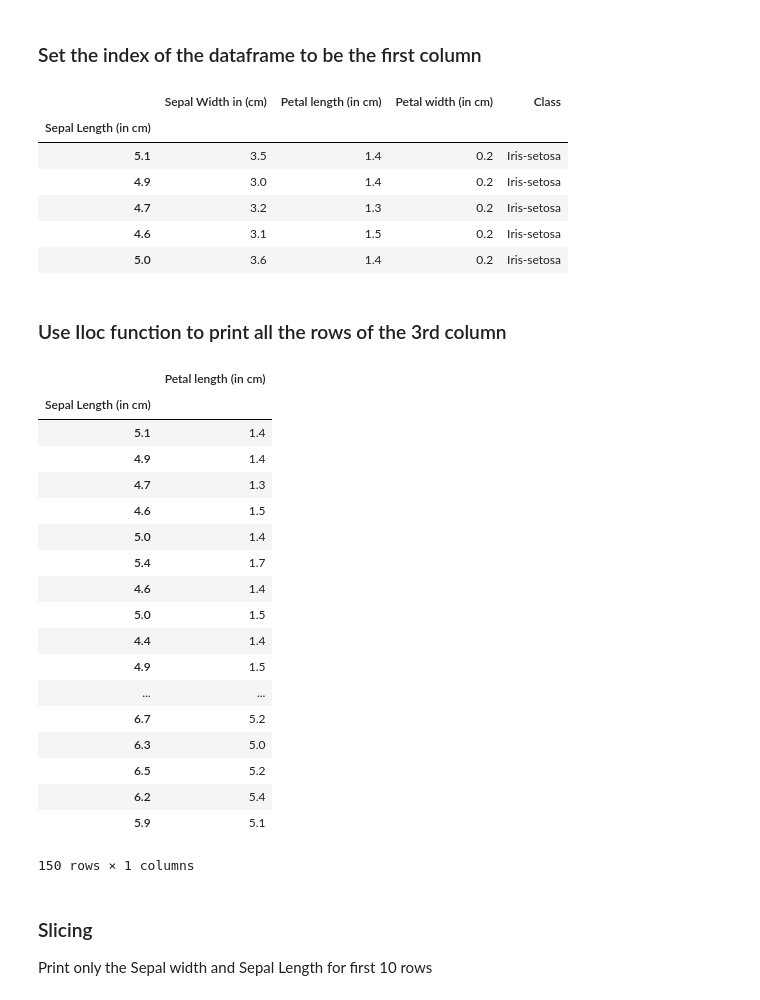
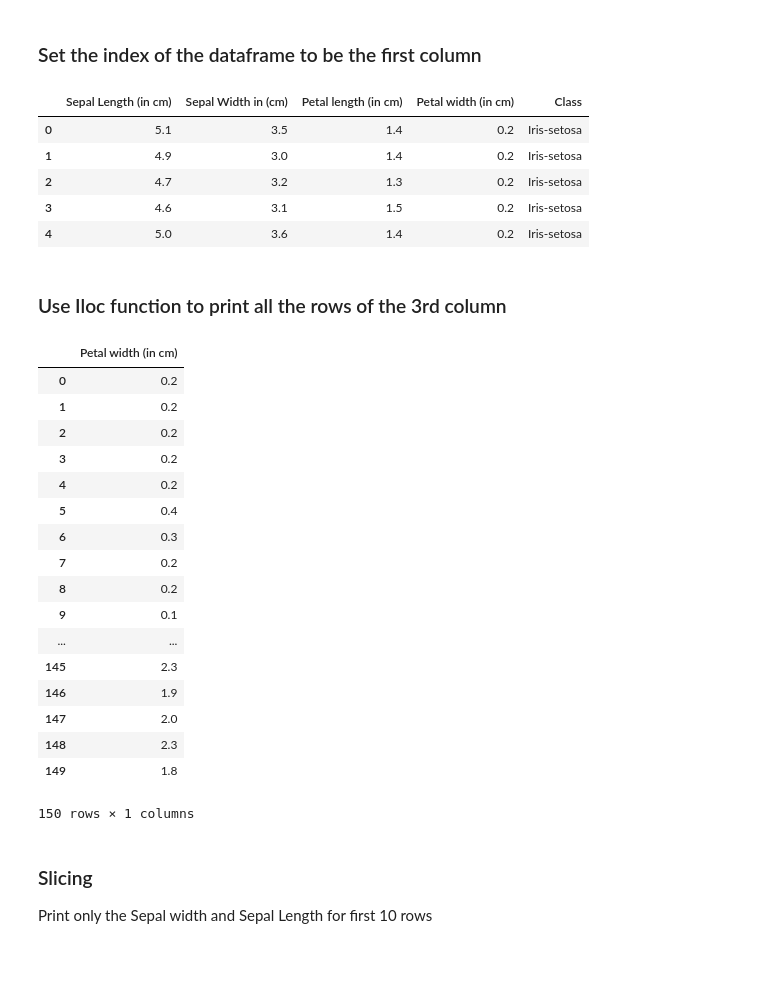
Before and after one commit to GreatLearningAIML1/aiml-ml-hyd-nov-18-batch-kk0202418, a Jupyter notebook: Lab_External1-2.ipynb, the cells around one changed output. Saved outputs shown, nothing was run; the diff lists cells and outputs as text; code cells hidden in the pictures; blank space fills up the shorter version.

```diff
--- a/Lab_External1-2.ipynb
+++ b/Lab_External1-2.ipynb
@@ -90,39 +90,37 @@ Iris.shape
 # %% [markdown]
 ### Set the index of the dataframe to be the first column
 # %%
-Iris.set_index("Sepal Length (in cm)", inplace = True)
+Iris.set_index("Sepal Length (in cm)")
 Iris.head()
 # %% [output]
-|  | Sepal Width in (cm) | Petal length (in cm) | Petal width (in cm) | Class |
-| Sepal Length (in cm) |  |  |  |  |
-| 5.1 | 3.5 | 1.4 | 0.2 | Iris-setosa |
-| 4.9 | 3.0 | 1.4 | 0.2 | Iris-setosa |
-| 4.7 | 3.2 | 1.3 | 0.2 | Iris-setosa |
-| 4.6 | 3.1 | 1.5 | 0.2 | Iris-setosa |
-| 5.0 | 3.6 | 1.4 | 0.2 | Iris-setosa |
+|  | Sepal Length (in cm) | Sepal Width in (cm) | Petal length (in cm) | Petal width (in cm) | Class |
+| 0 | 5.1 | 3.5 | 1.4 | 0.2 | Iris-setosa |
+| 1 | 4.9 | 3.0 | 1.4 | 0.2 | Iris-setosa |
+| 2 | 4.7 | 3.2 | 1.3 | 0.2 | Iris-setosa |
+| 3 | 4.6 | 3.1 | 1.5 | 0.2 | Iris-setosa |
+| 4 | 5.0 | 3.6 | 1.4 | 0.2 | Iris-setosa |
 # %% [markdown]
 ### Use Iloc function to print all the rows of the 3rd column
 # %%
-Iris.iloc[:,[1]]
+Iris.iloc[:,[3]]
 # %% [output]
-|  | Petal length (in cm) |
-| Sepal Length (in cm) |  |
-| 5.1 | 1.4 |
-| 4.9 | 1.4 |
-| 4.7 | 1.3 |
-| 4.6 | 1.5 |
-| 5.0 | 1.4 |
-| 5.4 | 1.7 |
-| 4.6 | 1.4 |
-| 5.0 | 1.5 |
-| 4.4 | 1.4 |
-| 4.9 | 1.5 |
+|  | Petal width (in cm) |
+| 0 | 0.2 |
+| 1 | 0.2 |
+| 2 | 0.2 |
+| 3 | 0.2 |
+| 4 | 0.2 |
+| 5 | 0.4 |
+| 6 | 0.3 |
+| 7 | 0.2 |
+| 8 | 0.2 |
+| 9 | 0.1 |
 | ... | ... |
-| 6.7 | 5.2 |
-| 6.3 | 5.0 |
-| 6.5 | 5.2 |
-| 6.2 | 5.4 |
-| 5.9 | 5.1 |
+| 145 | 2.3 |
+| 146 | 1.9 |
+| 147 | 2.0 |
+| 148 | 2.3 |
+| 149 | 1.8 |
 150 rows × 1 columns
 # %% [markdown]
 ### Slicing
```
Also changed, not shown: parts of 14 cells of this notebook.
